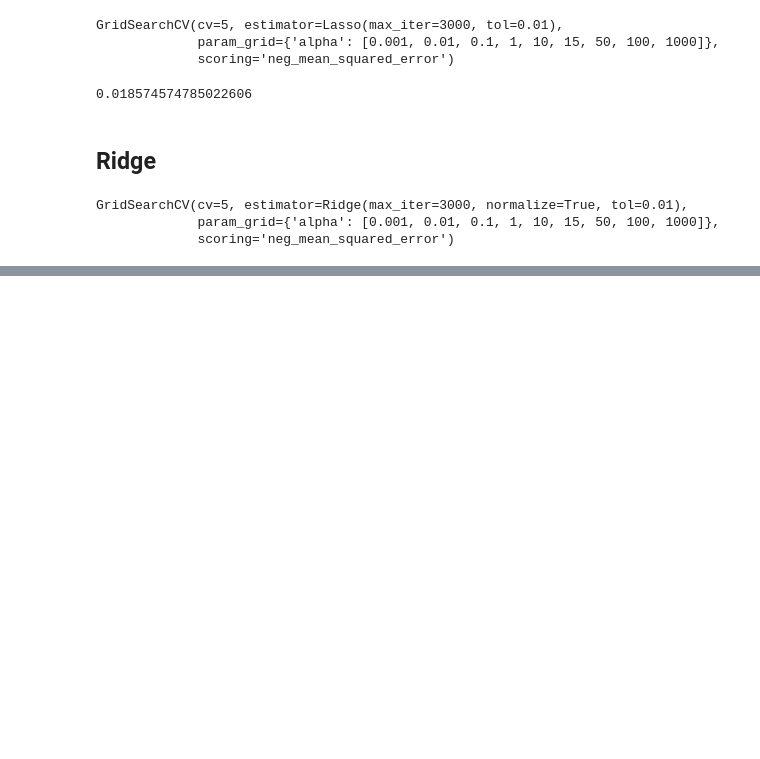
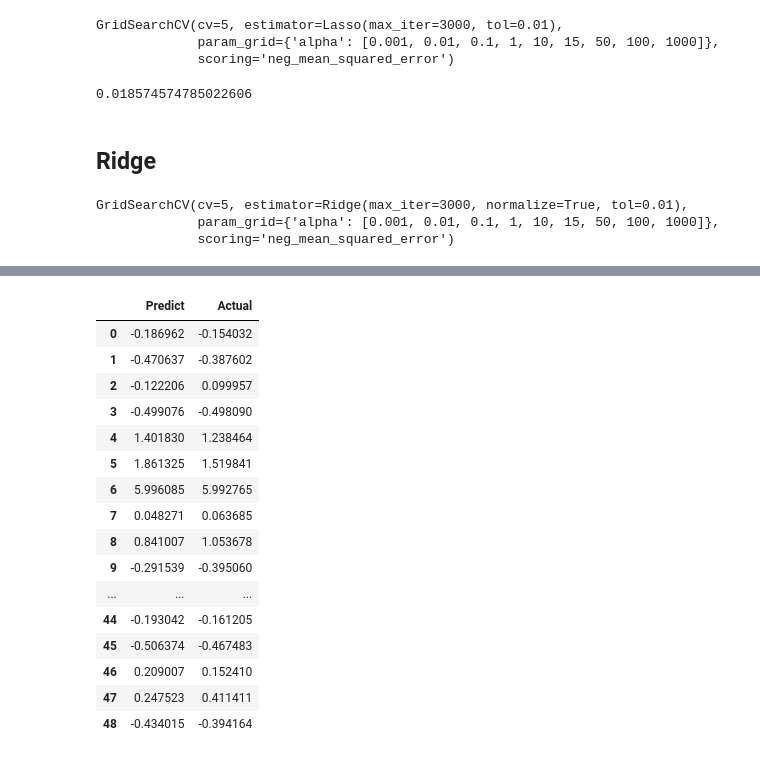
Before and after one commit to HieuVuong001/DataChallenge1, a Jupyter notebook: DataChallenge.ipynb, the cells around one changed output, grey strips where cells are left out. Drawn from its saved outputs; the diff is of its cells as text; code cells hidden in the pictures; blank space fills up the shorter version.

Commit message:
Finished choosing model and produce output in prediction.csv

```diff
--- a/DataChallenge.ipynb
+++ b/DataChallenge.ipynb
@@ -392,0 +355,24 @@ SyntaxError: EOL while scanning string literal (1082230008.py, line 1)
+# %%
+# Since this is the lowest MSE we got out of the 3, we will examine it further.
+# Let's take a look at how close test_labls and hyp is
+hyp = pd.DataFrame(reg.predict(test_features_1), columns=['Predict'])
+hyp['Actual'] = test_labels.reset_index().drop(columns=['index'])
+hyp
+# %% [output]
+|  | Predict | Actual |
+| 0 | -0.186962 | -0.154032 |
+| 1 | -0.470637 | -0.387602 |
+| 2 | -0.122206 | 0.099957 |
+| 3 | -0.499076 | -0.498090 |
+| 4 | 1.401830 | 1.238464 |
+| 5 | 1.861325 | 1.519841 |
+| 6 | 5.996085 | 5.992765 |
+| 7 | 0.048271 | 0.063685 |
+| 8 | 0.841007 | 1.053678 |
+| 9 | -0.291539 | -0.395060 |
+| ... | ... | ... |
+| 44 | -0.193042 | -0.161205 |
+| 45 | -0.506374 | -0.467483 |
+| 46 | 0.209007 | 0.152410 |
+| 47 | 0.247523 | 0.411411 |
+| 48 | -0.434015 | -0.394164 |
```
Also changed, not shown: parts of 33 cells of this notebook, 1 other file.
